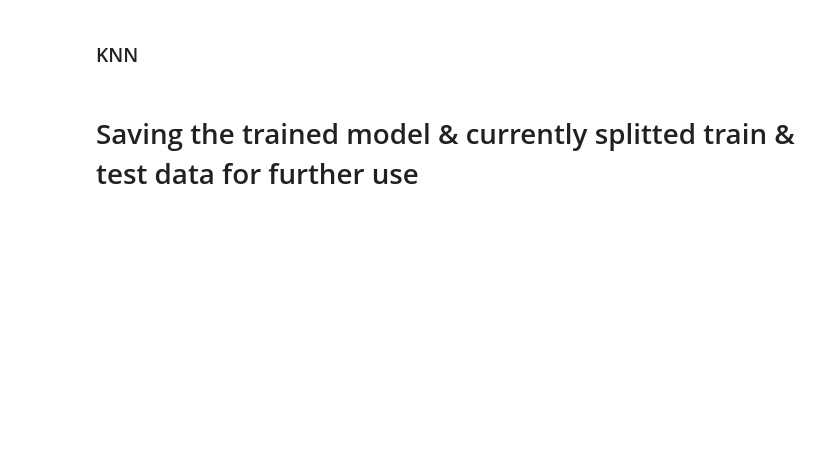
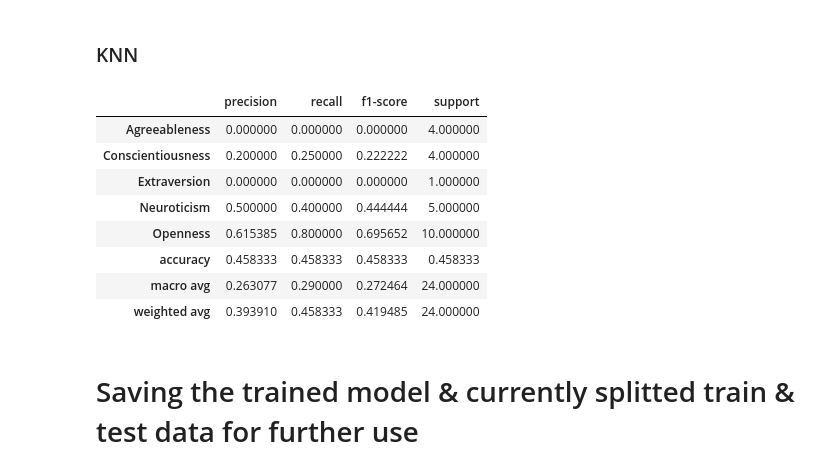
Before and after one commit to subhadip6869/Personality_Prediction, a Jupyter notebook: personality_merged_2.ipynb, the cells around one changed output. Cells and saved outputs as stored; diff of their text form; code cells hidden in the pictures; blank space fills up the shorter version.

```diff
--- a/personality_merged_2.ipynb
+++ b/personality_merged_2.ipynb
@@ -197,9 +284,19 @@ report1_df
 # %% [markdown]
 ### KNN
 # %%
-report2 = classification_report(y_test, y_pred_knn, output_dict=True)
+report2 = classification_report(y_test, y_pred_knn, output_dict=True, zero_division=0)
 report2_df = pd.DataFrame(report2).transpose()
 report2_df
+# %% [output]
+|  | precision | recall | f1-score | support |
+| Agreeableness | 0.000000 | 0.000000 | 0.000000 | 4.000000 |
+| Conscientiousness | 0.200000 | 0.250000 | 0.222222 | 4.000000 |
+| Extraversion | 0.000000 | 0.000000 | 0.000000 | 1.000000 |
+| Neuroticism | 0.500000 | 0.400000 | 0.444444 | 5.000000 |
+| Openness | 0.615385 | 0.800000 | 0.695652 | 10.000000 |
+| accuracy | 0.458333 | 0.458333 | 0.458333 | 0.458333 |
+| macro avg | 0.263077 | 0.290000 | 0.272464 | 24.000000 |
+| weighted avg | 0.393910 | 0.458333 | 0.419485 | 24.000000 |
 # %% [markdown]
 # Saving the trained model & currently splitted train & test data for further use
 # %%
```
Also changed, not shown: parts of 14 cells of this notebook, 2 other files.
